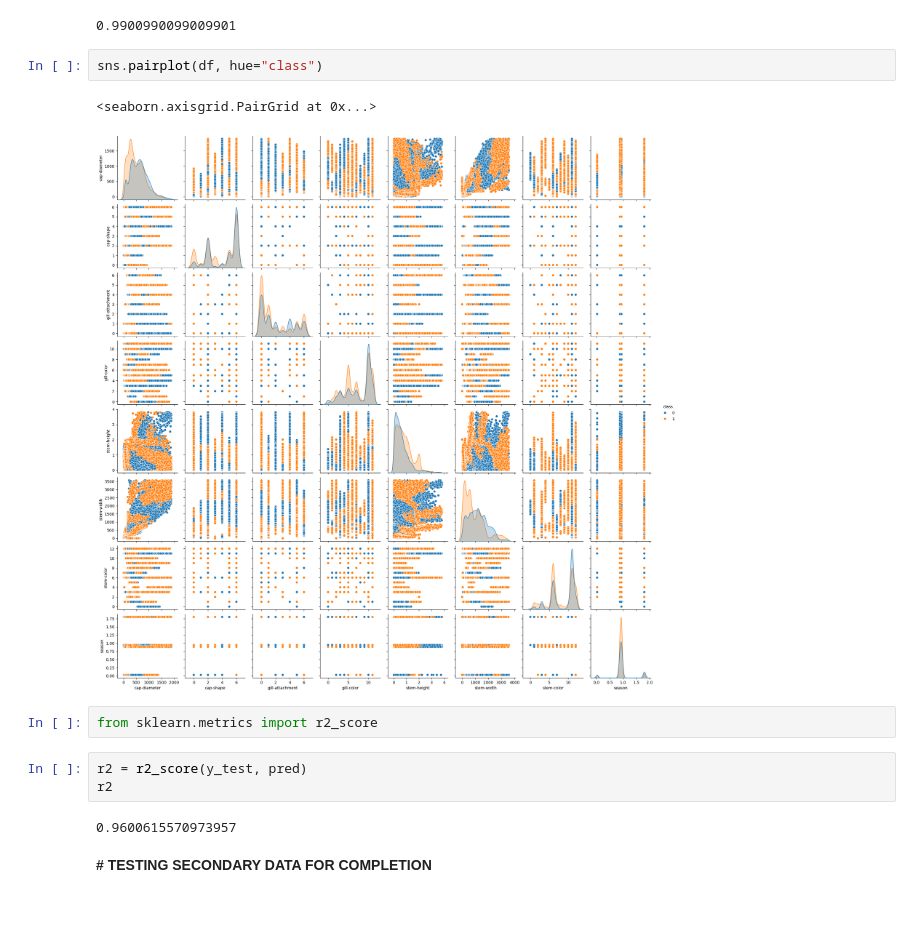
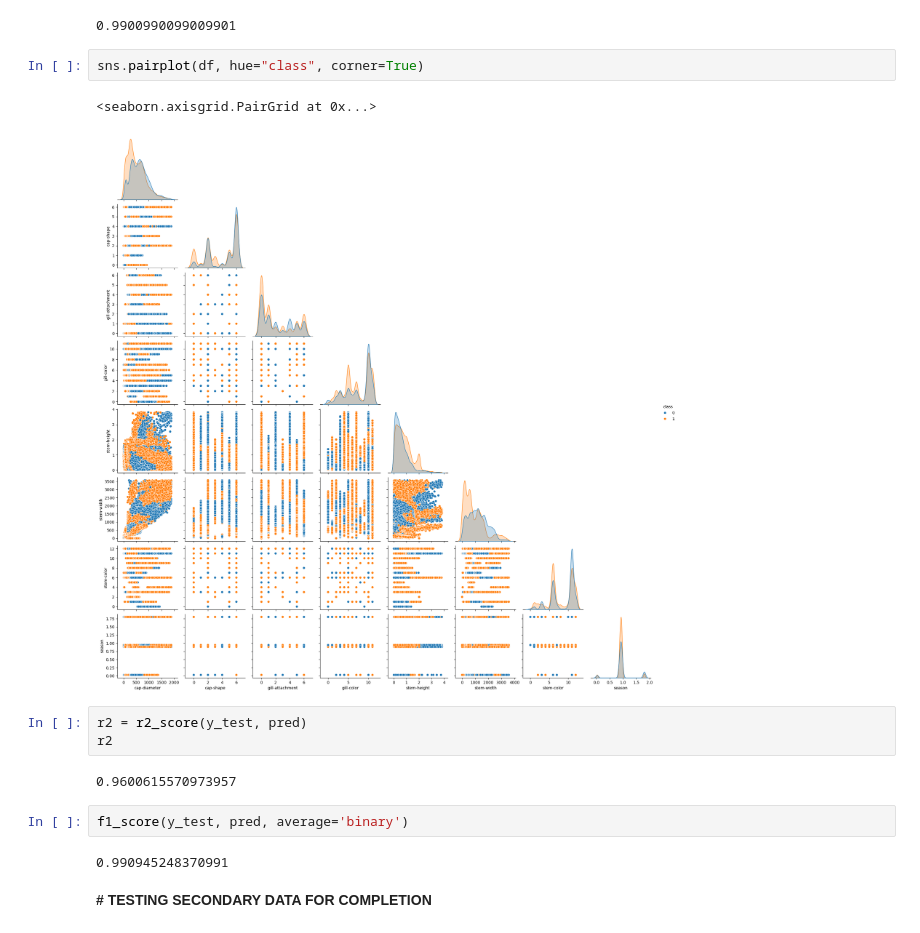
Before and after one commit to Haque2/mushroom-toxicity, a Jupyter notebook: mushroom-toxicity/mushroom_sergej.ipynb, the cells around one changed output. Saved outputs shown, nothing was run; the diff lists cells and outputs as text.

```diff
--- a/mushroom-toxicity/mushroom_sergej.ipynb
+++ b/mushroom-toxicity/mushroom_sergej.ipynb
@@ -78,17 +85,19 @@ knn10.score(X_test_norm, y_test)
 # %% [output]
 0.9900990099009901
 # %%
-sns.pairplot(df, hue="class")
+sns.pairplot(df, hue="class", corner=True)
 # %% [output]
 <seaborn.axisgrid.PairGrid at 0x...>
-[figure, old version]
+[figure, new version]
-# %%
-from sklearn.metrics import r2_score
 # %%
 r2 = r2_score(y_test, pred)
 r2
 # %% [output]
 0.9600615570973957
+# %%
+f1_score(y_test, pred, average='binary')
+# %% [output]
+0.990945248370991
 # %% [markdown]
 **# TESTING SECONDARY DATA FOR COMPLETION**
 # %% [markdown]
```
Also changed, not shown: parts of 24 cells of this notebook.
